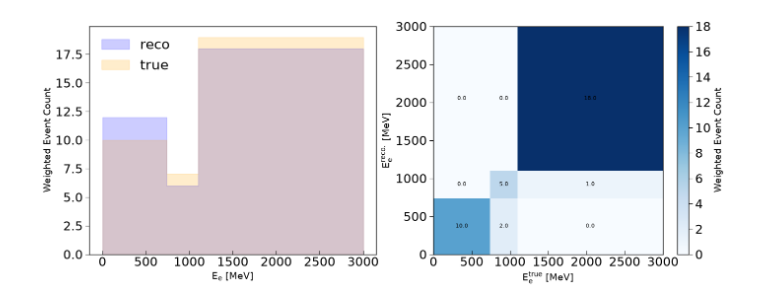
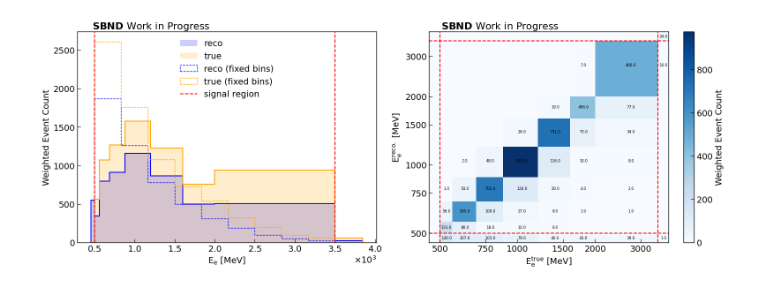
Before and after one commit to carriganm95/cafpyana, a Jupyter notebook: analysis_village/nueNp0Pi/notebooks/determineBinning.ipynb, the cells around one changed output. Cells and saved outputs as stored; diff of their text form; code cells hidden in the pictures.

Commit message:
update binnings, and data processing

```diff
--- a/analysis_village/nueNp0Pi/notebooks/determineBinning.ipynb
+++ b/analysis_village/nueNp0Pi/notebooks/determineBinning.ipynb
@@ -34,0 +758,7 @@ Found 2 chunks for key 'evt': ['/evt_0', '/evt_1']
+# %%
+hdf_path = '/nashome/m/micarrig/sbnd/nueCCNp/cafpyana/output_v1_0.df'
+key = 'evt'
+with pd.HDFStore(hdf_path, mode='r') as store:
+    print(store.keys())
+    chunks = sorted(k for k in store.keys() if k.strip('/').startswith(key))
+    df = pd.concat([store[k] for k in chunks])
@@ -35,43 +853,95 @@ Found 2 chunks for key 'evt': ['/evt_0', '/evt_1']
+# %%
+with pd.HDFStore('determineBinning_evtdf.df', mode='w') as store:
+    store.put('evt', df)
+# %%
+with pd.HDFStore('determineBinning_evtdf.df', mode='r') as store:
+    df = store['evt']
 # %%
 var_config = VariableConfig.electron_energy_default()
 reco_col, truth_col = var_config.var_evt_reco_col, var_config.var_evt_truth_col
-# reco_col  = ('rec', 'dlp', 'ele_energy_reco_GeV', '', '', '', '')
-# truth_col = ('rec', 'dlp_true', 'ele_energy_true_GeV', '', '', '')
 
-# evtdf = your fully reco-selected dataframe.
-# Signal here is DLP truth-matched (true_signal1p | true_signalNp), not a single nuint_categ flag.
-evtdf_signal = evtdf[SIGNAL_MASK_FN(evtdf)]
+evtdf_signal = df[SIGNAL_MASK_FN(df)]   # ← still needs mc columns
 
-vmin, vmax = 0.0, 3000.0   # matches the analysis's existing electron-energy plot range
-clip_range = np.array([vmin, vmax])
-true_vals, _       = get_clipped_evts(evtdf_signal, truth_col, clip_range)
-reco_vals, weights = get_clipped_evts(evtdf_signal, reco_col, clip_range)
+# Trim column tuples to match the actual MultiIndex depth of this DataFrame.
+# VariableConfig stores tuples with trailing padding that may exceed nlevels.
+nlevels = evtdf_signal.columns.nlevels
+truth_col = truth_col[:nlevels]
+reco_col  = reco_col[:nlevels]
+
+vmin, vmax = 500.0, 3500.0
+
+# Pull RAW (unclipped) values -- do not use get_clipped_evts here. determine_bins
+# needs the true out-of-range values to correctly compute purity/stability; clipping
+# upstream silently masks containment loss (folds leaked events back into the edge bin).
+true_vals = evtdf_signal[truth_col].to_numpy()
+reco_vals = evtdf_signal[reco_col].to_numpy()
+if 'pot_weight' in evtdf_signal.columns:
+    weights = evtdf_signal['pot_weight'].to_numpy()
+else:
+    weights = np.ones_like(reco_vals)
 
 result = determine_bins(
-    true_vals.to_numpy(), reco_vals.to_numpy(),
-    n_bins=6, population="reco", purity_threshold=0.6,
-    vmin=vmin, vmax=vmax, weights=weights.to_numpy(),
+    true_vals, reco_vals,
+    population='true',
+    n_bins=8,              # soft cap on number of bins
+    min_width=ele_width,   # MeV — tune to detector resolution
+    min_events=100.0,      # minimum reco events (weighted) per bin
+    purity_threshold=0.8,  # stability threshold
+    vmin=vmin, vmax=vmax, weights=weights,
 )
 result.print_table()
-print(result.edges, "final n_bins:", result.n_bins_final, "merges:", result.merges_applied)
+print(result.edges, "final n_bins:", result.n_bins_final)
+
+# Extended edges with one dedicated under/overflow bin on each side, for plotting only.
+plot_edges = add_overflow_edges(result.edges, low_pad_frac=0.1, high_pad_frac=0.1)
+true_vals_plot = clip_to_plot_edges(true_vals, plot_edges)
+reco_vals_plot = clip_to_plot_edges(reco_vals, plot_edges)
 
 fig, ax = plt.subplots(1, 2, figsize=(16, 6))
 
-ax[0].hist(reco_vals, bins=result.edges, weights=weights, histtype='stepfilled', color='blue', label='reco', alpha=0.2, edgecolor='blue')
-ax[0].hist(true_vals, bins=result.edges, weights=weights, histtype='stepfilled', color='orange', label='true', alpha=0.2, edgecolor='orange')
+ax[0].hist(reco_vals_plot, bins=plot_edges, weights=weights, histtype='stepfilled', color='blue', label='reco', alpha=0.2, edgecolor='none')
+ax[0].hist(reco_vals_plot, bins=plot_edges, weights=weights, histtype='step', color='blue', linewidth=1.5)
+ax[0].hist(true_vals_plot, bins=plot_edges, weights=weights, histtype='stepfilled', color='orange', label='true', alpha=0.2, edgecolor='none')
+ax[0].hist(true_vals_plot, bins=plot_edges, weights=weights, histtype='step', color='orange', linewidth=1.5)
+ax[0].hist(reco_vals_plot, bins=np.linspace(vmin, vmax, 10), weights=weights, histtype='step', color='blue', linewidth=1.0, linestyle='--', label='reco (fixed bins)')
+ax[0].hist(true_vals_plot, bins=np.linspace(vmin, vmax, 10), weights=weights, histtype='step', color='orange', linewidth=1.0, linestyle='--', label='true (fixed bins)')
+ax[0].axvline(vmin, color='red', linewidth=1.5, label='signal region', linestyle='--')
+ax[0].axvline(vmax, color='red', linewidth=1.5, linestyle='--')
 ax[0].legend()
 ax[0].set_xlabel(var_config.var_labels[0])
 ax[0].set_ylabel("Weighted Event Count")
+ax[0].yaxis.set_major_formatter(plt.FuncFormatter(lambda x, _: f'{x:.0f}'))
 
-counts, xedges, yedges, _ = ax[1].hist2d(true_vals, reco_vals, bins=[result.edges, result.edges], weights=weights, cmap='Blues')
+counts, xedges, yedges, _ = ax[1].hist2d(true_vals_plot, reco_vals_plot, bins=[plot_edges, plot_edges], weights=weights, cmap='Blues')
 ax[1].set_xlabel(var_config.var_labels[2])
 ax[1].set_ylabel(var_config.var_labels[1])
+ax[1].set_yscale('log')
+ax[1].set_xscale('log')
+from matplotlib.ticker import NullLocator
+tick_vals = [500, 750, 1000, 1500, 2000, 3000]
+ax[1].set_xticks(tick_vals)
+ax[1].set_xticklabels([str(t) for t in tick_vals])
+ax[1].xaxis.set_minor_locator(NullLocator())
+ax[1].set_yticks(tick_vals)
+ax[1].set_yticklabels([str(t) for t in tick_vals])
+ax[1].yaxis.set_minor_locator(NullLocator())
 fig.colorbar(ax[1].collections[0], ax=ax[1], label="Weighted Event Count")
+
+# Red lines marking the real signal region on both axes.
+ax[1].axvline(vmin, color='red', linewidth=1.5, linestyle='--')
+ax[1].axvline(vmax, color='red', linewidth=1.5, linestyle='--')
+ax[1].axhline(vmin, color='red', linewidth=1.5, linestyle='--')
+ax[1].axhline(vmax, color='red', linewidth=1.5, linestyle='--')
 
 for i in range(len(xedges) - 1):
     for j in range(len(yedges) - 1):
         x_center = (xedges[i] + xedges[i + 1]) / 2
         y_center = (yedges[j] + yedges[j + 1]) / 2
-        ax[1].text(x_center, y_center, f"{counts[i, j]:.1f}",
-                   ha='center', va='center', fontsize=8, color='black')
+        if counts[i, j] > 0:
+            ax[1].text(x_center, y_center, f"{counts[i, j]:.1f}",
+                    ha='center', va='center', fontsize=6, color='black')
+
+sbnd_wip(ax[0], 0.05, 1.05, fontsize=16)
+sbnd_wip(ax[1], 0.05, 1.05, fontsize=16)
+plt.tight_layout()
 # %% [output]
@@ -86 +962 @@ requested n_bins=6, final n_bins=3 (3 merge(s) applied to satisfy purity/stabili
-[figure, old version]
+[figure, new version]
```
Also changed, not shown: parts of 30 cells of this notebook, 8 other files.
